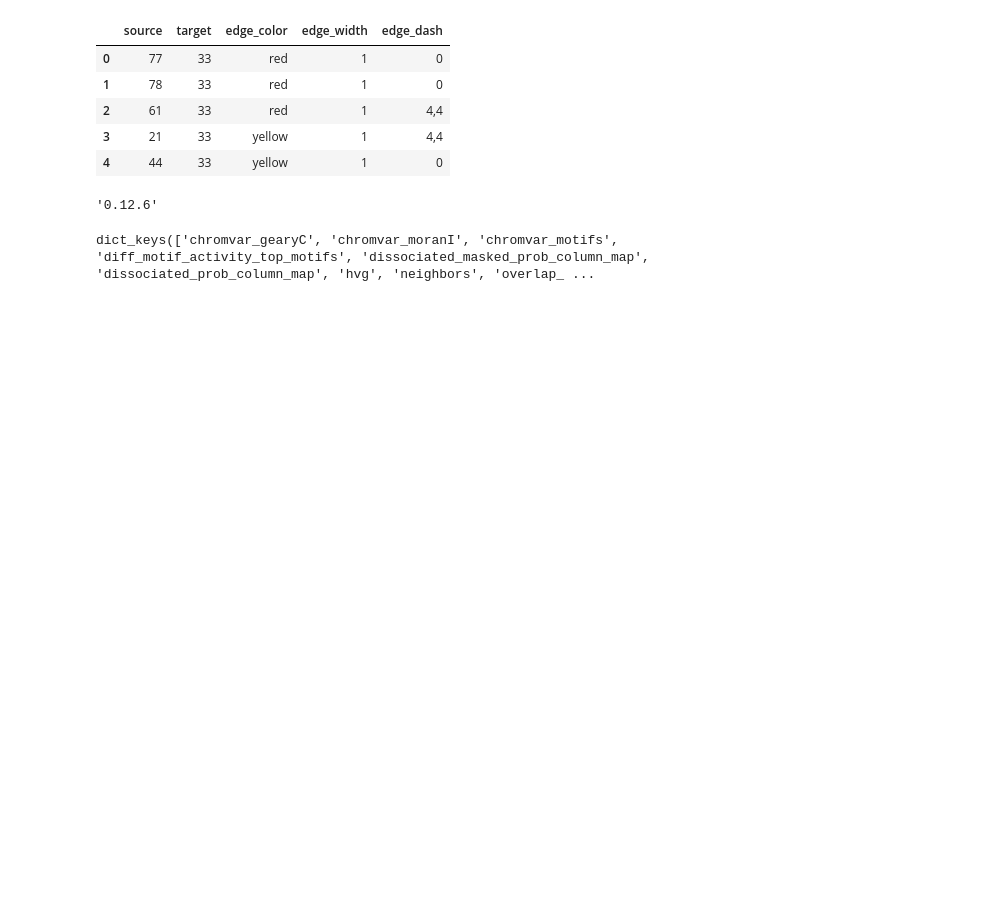
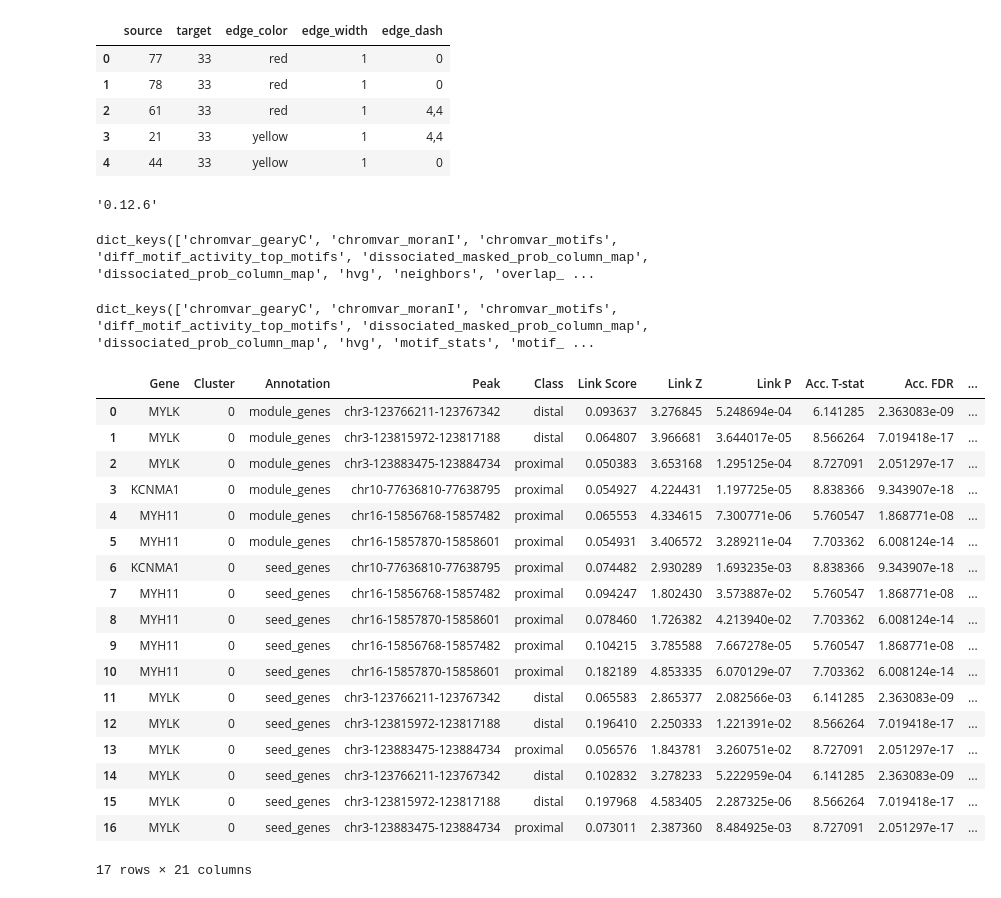
Before and after one commit to annikafomm/swarm, a Jupyter notebook: backend/calc_multiome_scores/multiome_tf_regulation/notebooks_pipeline/06_add_to_adata_tg_scores.ipynb, the cells around one changed output. Saved outputs shown, nothing was run; the diff lists cells and outputs as text; code cells hidden in the pictures; blank space fills up the shorter version.

```diff
--- a/backend/calc_multiome_scores/multiome_tf_regulation/notebooks_pipeline/06_add_to_adata_tg_scores.ipynb
+++ b/backend/calc_multiome_scores/multiome_tf_regulation/notebooks_pipeline/06_add_to_adata_tg_scores.ipynb
@@ -176,0 +179,4 @@ adata_to_save.write_h5ad(
+# %%
+read_adata.uns.keys()
+# %% [output]
+dict_keys(['chromvar_gearyC', 'chromvar_moranI', 'chromvar_motifs', 'diff_motif_activity_top_motifs', 'dissociated_masked_prob_column_map', 'dissociated_prob_column_map', 'hvg', 'motif_stats', 'motif_ ...
@@ -176,0 +189,30 @@ adata_to_save.write_h5ad(
+# %%
+ad.settings.allow_write_nullable_strings = True
+read_adata.write_h5ad(
+    "/nfs/data3/mopitas/mapra/test_obj/adata_tg_scores_with_motif_gene_stuff_compat_0114.h5ad",
+    compression="gzip",
+)
+# %%
+read_adata = ad.read_h5ad("/workspaces/swarm/backend/data/adata_tg_scores_with_motif_gene_stuff_compat_0114.h5ad")
+# %%
+read_adata.uns["peak_stats"]["0"]
+# %% [output]
+|  | Gene | Cluster | Annotation | Peak | Class | Link Score | Link Z | Link P | Acc. T-stat | Acc. FDR | ... |
+| 0 | MYLK | 0 | module_genes | chr3-123766211-123767342 | distal | 0.093637 | 3.276845 | 5.248694e-04 | 6.141285 | 2.363083e-09 | ... |
+| 1 | MYLK | 0 | module_genes | chr3-123815972-123817188 | distal | 0.064807 | 3.966681 | 3.644017e-05 | 8.566264 | 7.019418e-17 | ... |
+| 2 | MYLK | 0 | module_genes | chr3-123883475-123884734 | proximal | 0.050383 | 3.653168 | 1.295125e-04 | 8.727091 | 2.051297e-17 | ... |
+| 3 | KCNMA1 | 0 | module_genes | chr10-77636810-77638795 | proximal | 0.054927 | 4.224431 | 1.197725e-05 | 8.838366 | 9.343907e-18 | ... |
+| 4 | MYH11 | 0 | module_genes | chr16-15856768-15857482 | proximal | 0.065553 | 4.334615 | 7.300771e-06 | 5.760547 | 1.868771e-08 | ... |
+| 5 | MYH11 | 0 | module_genes | chr16-15857870-15858601 | proximal | 0.054931 | 3.406572 | 3.289211e-04 | 7.703362 | 6.008124e-14 | ... |
+| 6 | KCNMA1 | 0 | seed_genes | chr10-77636810-77638795 | proximal | 0.074482 | 2.930289 | 1.693235e-03 | 8.838366 | 9.343907e-18 | ... |
+| 7 | MYH11 | 0 | seed_genes | chr16-15856768-15857482 | proximal | 0.094247 | 1.802430 | 3.573887e-02 | 5.760547 | 1.868771e-08 | ... |
+| 8 | MYH11 | 0 | seed_genes | chr16-15857870-15858601 | proximal | 0.078460 | 1.726382 | 4.213940e-02 | 7.703362 | 6.008124e-14 | ... |
+| 9 | MYH11 | 0 | seed_genes | chr16-15856768-15857482 | proximal | 0.104215 | 3.785588 | 7.667278e-05 | 5.760547 | 1.868771e-08 | ... |
+| 10 | MYH11 | 0 | seed_genes | chr16-15857870-15858601 | proximal | 0.182189 | 4.853335 | 6.070129e-07 | 7.703362 | 6.008124e-14 | ... |
+| 11 | MYLK | 0 | seed_genes | chr3-123766211-123767342 | distal | 0.065583 | 2.865377 | 2.082566e-03 | 6.141285 | 2.363083e-09 | ... |
+| 12 | MYLK | 0 | seed_genes | chr3-123815972-123817188 | distal | 0.196410 | 2.250333 | 1.221391e-02 | 8.566264 | 7.019418e-17 | ... |
+| 13 | MYLK | 0 | seed_genes | chr3-123883475-123884734 | proximal | 0.056576 | 1.843781 | 3.260751e-02 | 8.727091 | 2.051297e-17 | ... |
+| 14 | MYLK | 0 | seed_genes | chr3-123766211-123767342 | distal | 0.102832 | 3.278233 | 5.222959e-04 | 6.141285 | 2.363083e-09 | ... |
+| 15 | MYLK | 0 | seed_genes | chr3-123815972-123817188 | distal | 0.197968 | 4.583405 | 2.287325e-06 | 8.566264 | 7.019418e-17 | ... |
+| 16 | MYLK | 0 | seed_genes | chr3-123883475-123884734 | proximal | 0.073011 | 2.387360 | 8.484925e-03 | 8.727091 | 2.051297e-17 | ... |
+17 rows × 21 columns
```
Also changed, not shown: parts of 4 cells of this notebook, 6 other files.
